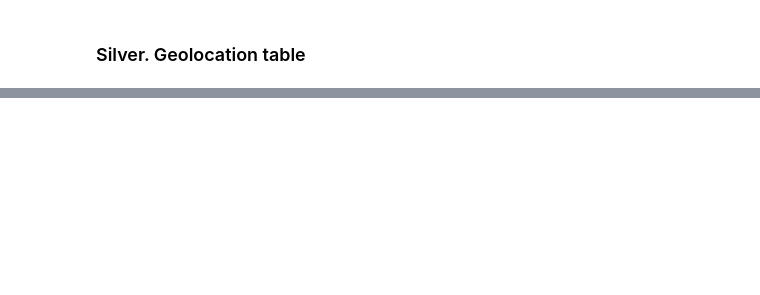
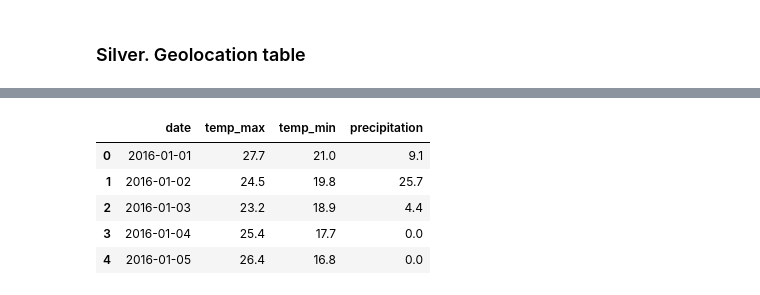
Before and after one commit to abasovmanaf-3267/olist-ecommerce-analytics, a Jupyter notebook: notebooks/02_silver_cleaning/02_silver_b.ipynb, the cells around one changed output, grey strips where cells are left out. Drawn from its saved outputs; the diff is of its cells as text; code cells hidden in the pictures; blank space fills up the shorter version.

Commit message:
finished data cleaning b and changed bronze

```diff
--- a/notebooks/02_silver_cleaning/02_silver_b.ipynb
+++ b/notebooks/02_silver_cleaning/02_silver_b.ipynb
@@ -246,0 +440,9 @@ FROM bronze.olist_geolocation_dataset
+# %%
+q("SELECT TOP 5 * FROM bronze.api_weather")
+# %% [output]
+|  | date | temp_max | temp_min | precipitation |
+| 0 | 2016-01-01 | 27.7 | 21.0 | 9.1 |
+| 1 | 2016-01-02 | 24.5 | 19.8 | 25.7 |
+| 2 | 2016-01-03 | 23.2 | 18.9 | 4.4 |
+| 3 | 2016-01-04 | 25.4 | 17.7 | 0.0 |
+| 4 | 2016-01-05 | 26.4 | 16.8 | 0.0 |
```
Also changed, not shown: parts of 20 cells of this notebook, 2 other files.
